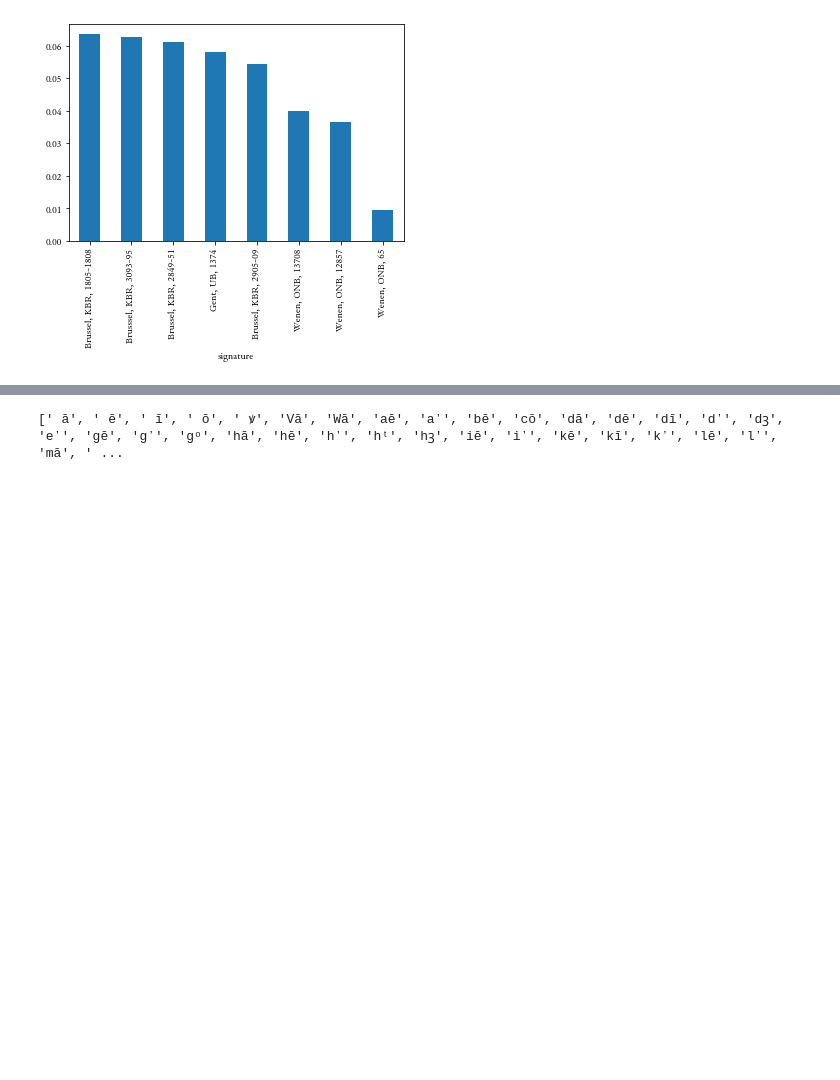
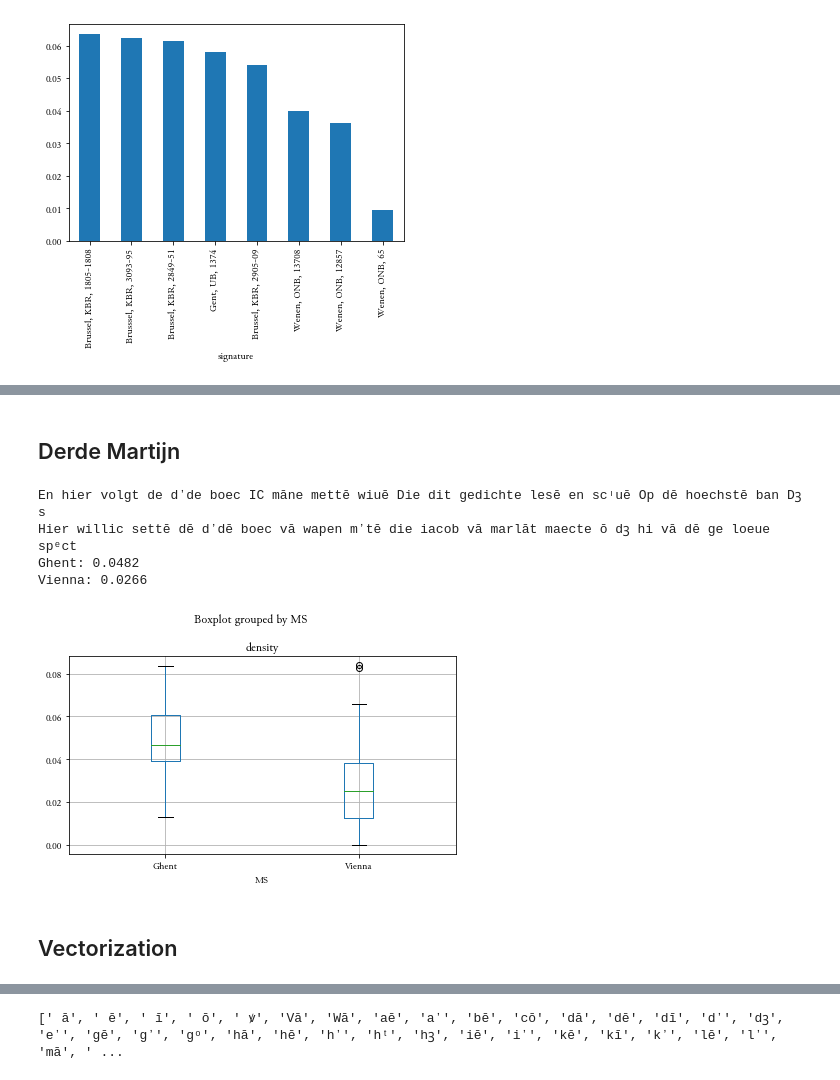
Before and after one commit to WHaverals/silentvoices, a Jupyter notebook: src/speculum-scribe.ipynb, the cells around one changed output, grey strips where cells are left out. Drawn from its saved outputs; the diff is of its cells as text; code cells hidden in the pictures; blank space fills up the shorter version.

```diff
--- a/src/speculum-scribe.ipynb
+++ b/src/speculum-scribe.ipynb
@@ -251,3 +288,48 @@ plt.tight_layout();
+# %% [markdown]
+## Derde Martijn
+# %%
+with open('../data/M3/Ghent1374_DerdeMartijn.txt') as f:
+    G = f.read()
+with open('../data/M3/ONB13708_DerdeMartijn.txt') as f:
+    W = f.read()
+
+G = clean(rm_punct(G))
+W = clean(rm_punct(W))
+
+print(G[:100])
+print(W[:100])
+
+print('Ghent:', abbr_density(G).round(4))
+print('Vienna:', abbr_density(W).round(4))
+# %% [output]
+En hier volgt de dʼde boec IC māne mettē wiuē Die dit gedichte lesē en scᶦuē Op dē hoechstē ban Dꝫ s
+Hier willic settē dē dʼdē boec vā wapen mʼtē die iacob vā marlāt maecte ō dꝫ hi vā dē ge loeue spᵉct
+Ghent: 0.0482
+Vienna: 0.0266
+# %%
+def segment(text, segment_size=100):
+    si, ei = 0, segment_size
+    while ei < len(text):
+        yield text[si:ei]
+        si += segment_size
+        ei += segment_size
+
+segment_size = 200
+Gs = segment(G, segment_size)
+Ws = segment(W, segment_size)
+
+densities = []
+for g in Gs:
+    densities.append(('Ghent', abbr_density(g)))
+for w in Ws:
+    densities.append(('Vienna', abbr_density(w)))
+densities = pd.DataFrame(densities, columns=['MS', 'density'])
+densities.boxplot('density', 'MS')
+plt.tight_layout();
+# %% [output]
+[figure, added]
+# %% [markdown]
+## Vectorization
 # %%
 #segments = segments[segments['scribe'].isin(['α', 'β'])]
 #segments = segments[segments['scribe'] == 'α']
```
Also changed, not shown: parts of 23 cells of this notebook.
